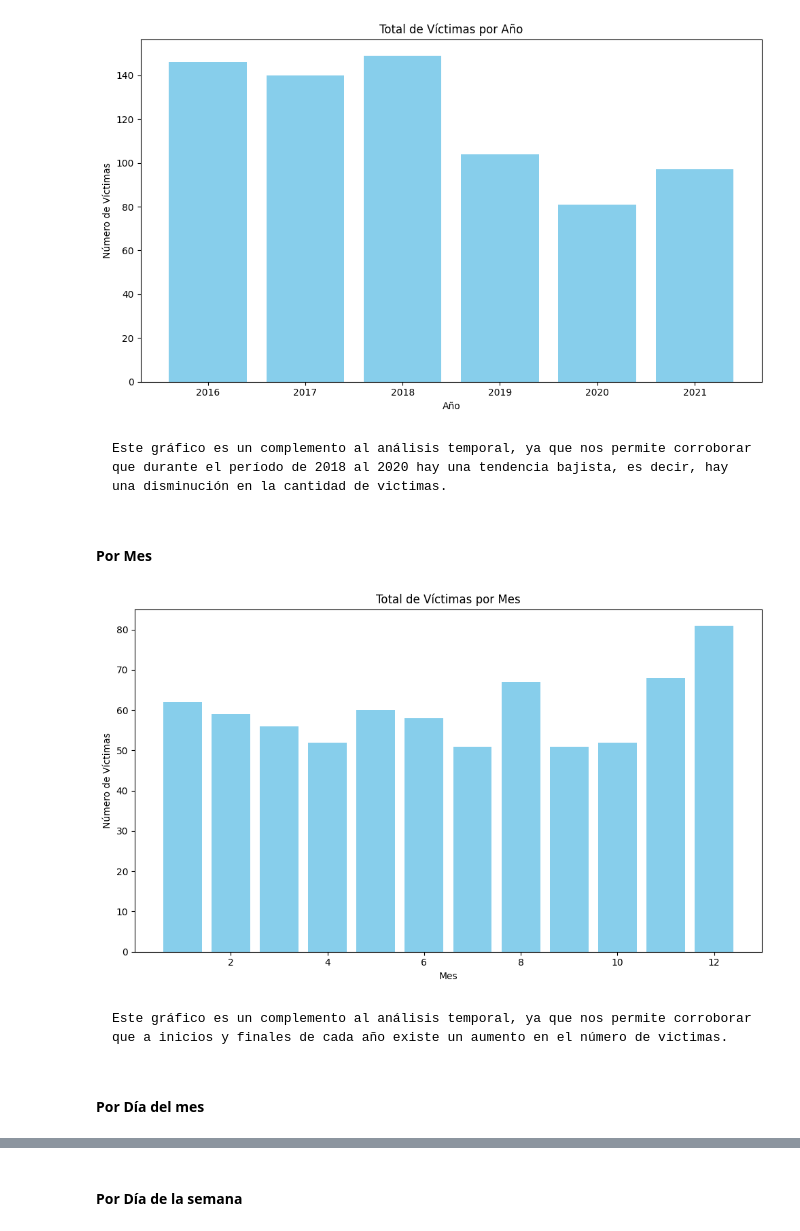
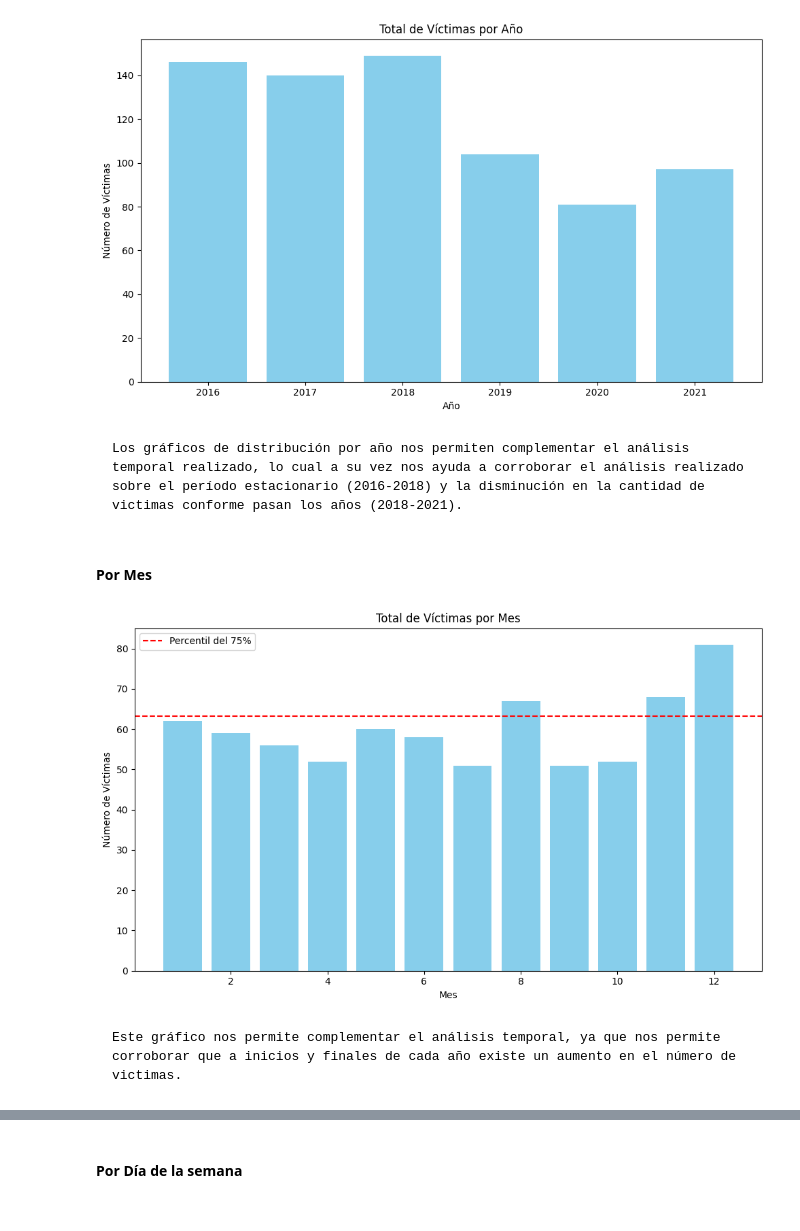
Before and after one commit to ronniefuertes/SiniestrosViales_BuenosAires_Analisis, a Jupyter notebook: eda.ipynb, the cells around one changed output, grey strips where cells are left out. Drawn from its saved outputs; the diff is of its cells as text; code cells hidden in the pictures.

```diff
--- a/eda.ipynb
+++ b/eda.ipynb
@@ -119,3 +132,21 @@ df_victimas.duplicated().sum()
+# %%
+# Reemplazar "SD" con NaN
+df_hechos['HH'] = df_hechos['HH'].replace('SD', pd.NA)
+# Convertir la Hora a tipo numérico
+df_hechos['HH'] = pd.to_numeric(df_hechos['HH'], downcast='integer', errors='coerce')
+# %%
+# Convertir el número de victimas en tipo entero
+df_hechos["N_VICTIMAS"] = df_hechos["N_VICTIMAS"].astype(int)
+# %%
+# Filtrar filas con posiciones no válidas
+valid_positions = ~(df_hechos['pos x'].str.contains('[^0-9.,-]') | df_hechos['pos y'].str.contains('[^0-9.,-]') | (df_hechos['pos x'] == '.') | (df_hechos['pos y'] == '.'))
+
+# Establecer posiciones no válidas en NaN
+df_hechos.loc[~valid_positions, ['pos x', 'pos y']] = np.nan
+
+# Convertir las cadenas a tipo numérico (float)
+df_hechos['pos x'] = df_hechos['pos x'].str.replace(',', '.').astype(float)
+df_hechos['pos y'] = df_hechos['pos y'].str.replace(',', '.').astype(float)
 # %% [markdown]
 ## <u>EDA de hechos<u>
 # %% [markdown]
@@ -249,29 +278,36 @@ plt.tight_layout()
 plt.show()
 # %% [output]
 [figure]
-# %% [markdown]
-    Este gráfico es un complemento al análisis temporal, ya que nos permite corroborar que durante el período de 2018 al 2020 hay una tendencia bajista, es decir, hay una disminución en la cantidad de victimas.
+# %% [markdown]
+    Los gráficos de distribución por año nos permiten complementar el análisis temporal realizado, lo cual a su vez nos ayuda a corroborar el análisis realizado sobre el período estacionario (2016-2018) y la disminución en la cantidad de victimas conforme pasan los años (2018-2021).
 # %% [markdown]
 #### Por Mes
 # %%
 # Calcular el total de víctimas por mes
 total_victimas_por_mes = df_hechos.groupby('MM')['N_VICTIMAS'].sum()
 
+# Calcular el percentil del 75%
+percentil_75 = total_victimas_por_mes.quantile(0.75)
+
 # Crear el gráfico de barras
 plt.figure(figsize=(10, 6))
 plt.bar(total_victimas_por_mes.index, total_victimas_por_mes.values, color='skyblue')
+
+# Añadir la línea horizontal para la mediana del 75%
+plt.axhline(y=percentil_75, color='red', linestyle='--', label='Percentil del 75%')
 
 # Añadir títulos y etiquetas
 plt.title('Total de Víctimas por Mes')
 plt.xlabel('Mes')
 plt.ylabel('Número de Víctimas')
 
+# Añadir leyenda
+plt.legend()
+
 # Mostrar el gráfico
 plt.tight_layout()
 plt.show()
 # %% [output]
-[figure, old version]
+[figure, new version]
 # %% [markdown]
-    Este gráfico es un complemento al análisis temporal, ya que nos permite corroborar que a inicios y finales de cada año existe un aumento en el número de victimas.
+    Este gráfico nos permite complementar el análisis temporal, ya que nos permite corroborar que a inicios y finales de cada año existe un aumento en el número de victimas.
-# %% [markdown]
-#### Por Día del mes
```
Also changed, not shown: parts of 84 cells of this notebook, 2 other files.
